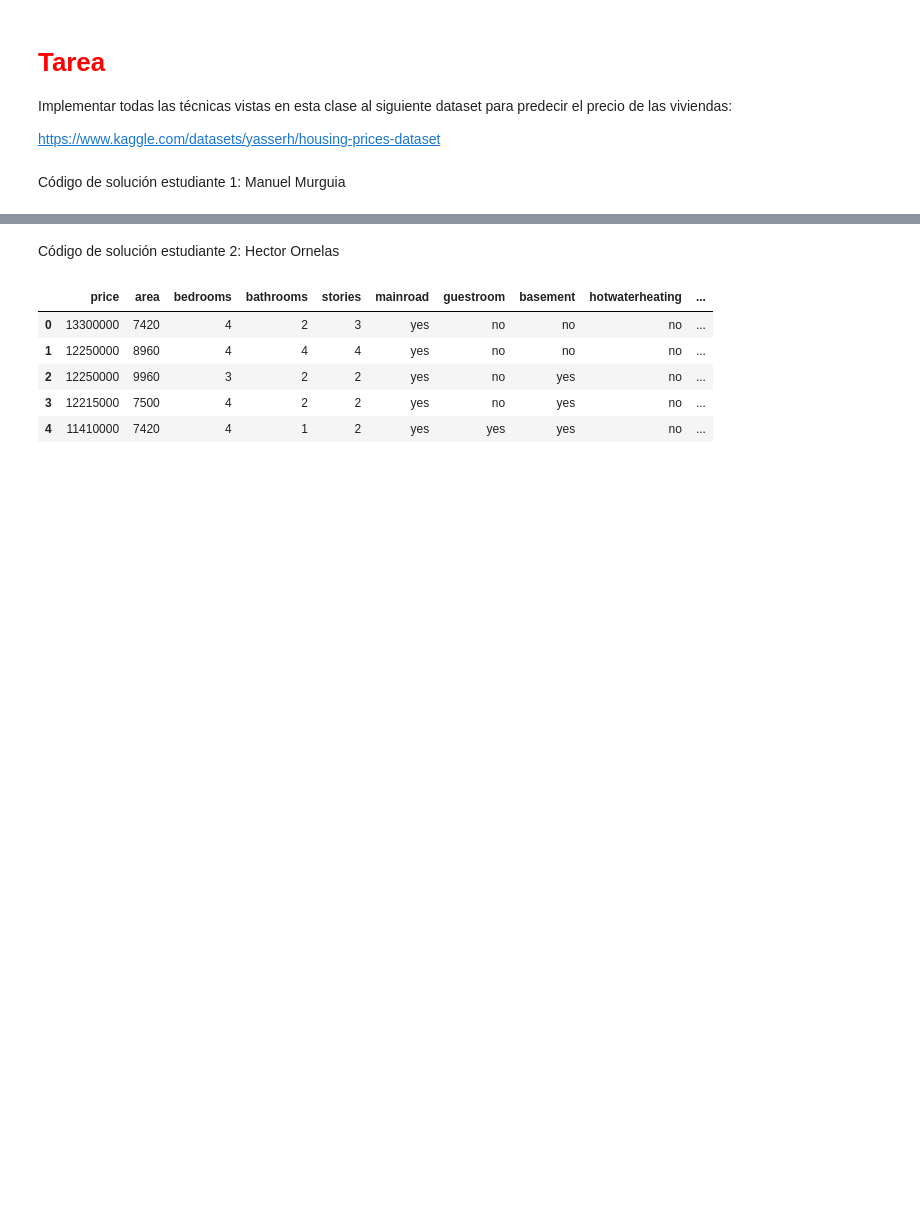
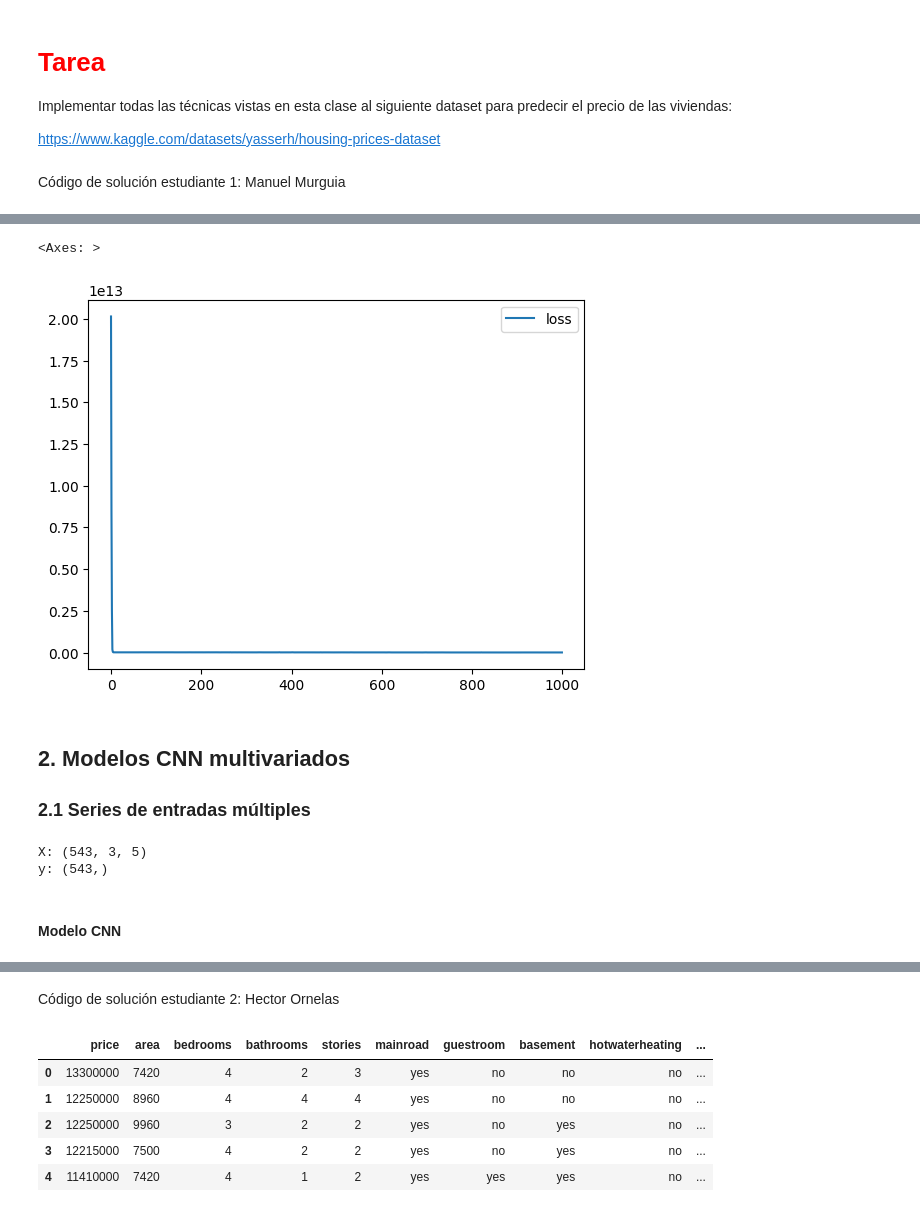
Before and after one commit to ManuelMurguia/ProyectoConjunto_T5_MAMurguia_HCOrnelas, a Jupyter notebook: Tarea5.ipynb, the cells around one changed output, grey strips where cells are left out. Cells and saved outputs as stored; diff of their text form; code cells hidden in the pictures; blank space fills up the shorter version.

```diff
--- a/Tarea5.ipynb
+++ b/Tarea5.ipynb
@@ -35,0 +74,10 @@ Código de solución estudiante 1: Manuel Murguia
+# %%
+n_steps = 3
+
+# Dividir en muestras
+X, y = split_univariate_sequence(df[target_col], n_steps)
+# %%
+X = X.reshape((X.shape[0], X.shape[1], 1))
+
+print(f'Tamaño de X: {X.shape}')
+print(f'Tamaño de y: {y.shape}')
@@ -35,0 +89,12 @@ Código de solución estudiante 1: Manuel Murguia
+# %%
+model_1 = Sequential([
+    Input(shape=(n_steps,1)),
+    Conv1D(64, 2, activation='relu'),
+    MaxPooling1D(),
+    Flatten(),
+    Dense(50, activation='relu'),
+    Dense(1)
+])
+
+model_1.compile(optimizer='adam', loss='mse')
+model_1.summary()
@@ -35,0 +119,12 @@ Código de solución estudiante 1: Manuel Murguia
+# %%
+# Ajustamos el modelo anterior
+history_1 = model_1.fit(X, y, epochs=1000, verbose=False)
+# %%
+pd.DataFrame(history_1.history).plot()
+# %% [output]
+<Axes: >
+[figure, added]
+# %% [markdown]
+## 2. Modelos CNN multivariados
+
+### 2.1 Series de entradas múltiples
@@ -35,0 +154,11 @@ Código de solución estudiante 1: Manuel Murguia
+# %%
+X, y = split_multivariate_sequence(numeric_data.to_numpy(), n_steps)
+n_features = X.shape[2]
+
+print(f'X: {X.shape}')
+print(f'y: {y.shape}')
+# %% [output]
+X: (543, 3, 5)
+y: (543,)
+# %% [markdown]
+#### Modelo CNN
```
Also changed, not shown: parts of 49 cells of this notebook.
